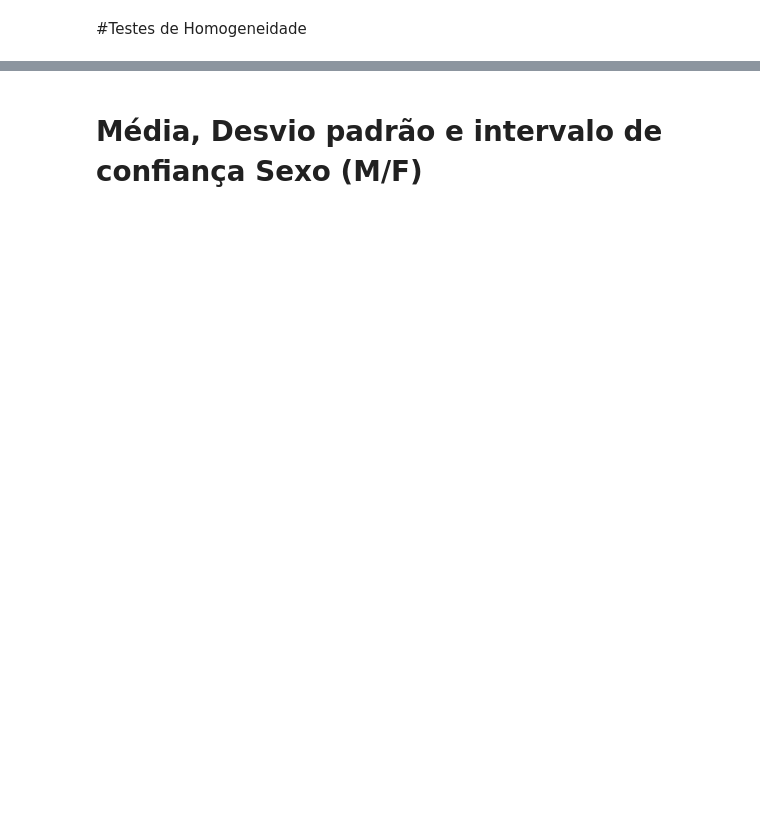
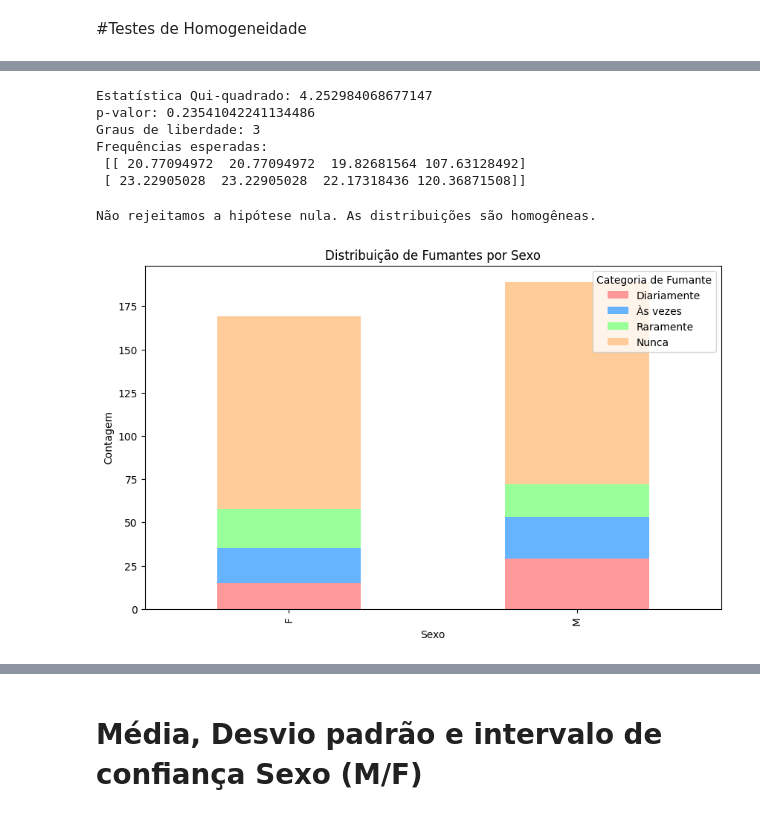
Before and after one commit to lalmeidaribeiro/MBA-AppliedStatistics-DataAnalysis, a Jupyter notebook: the_powerpuff_girls.ipynb, the cells around one changed output, grey strips where cells are left out. Saved outputs shown, nothing was run; the diff lists cells and outputs as text; code cells hidden in the pictures; blank space fills up the shorter version.

```diff
--- a/the_powerpuff_girls.ipynb
+++ b/the_powerpuff_girls.ipynb
@@ -1076,0 +1340,44 @@ files.download('/content/base_tratada.csv')
+# %%
+# Teste Qui-quadrado
+chi2, p, dof, expected = chi2_contingency(tbl_contingencia)
+
+# Resultados
+print("Estatística Qui-quadrado:", chi2)
+print("p-valor:", p)
+print("Graus de liberdade:", dof)
+print("Frequências esperadas:\n", expected)
+# %% [output]
+Estatística Qui-quadrado: 4.252984068677147
+p-valor: 0.23541042241134486
+Graus de liberdade: 3
+Frequências esperadas:
+ [[ 20.77094972  20.77094972  19.82681564 107.63128492]
+ [ 23.22905028  23.22905028  22.17318436 120.36871508]]
+# %%
+# Interpretação
+if p <= 0.05:
+    print("Rejeitamos a hipótese nula. As distribuições não são homogêneas.")
+else:
+    print("Não rejeitamos a hipótese nula. As distribuições são homogêneas.")
+# %% [output]
+Não rejeitamos a hipótese nula. As distribuições são homogêneas.
+# %%
+import numpy as np
+
+# Dados observados
+dados_observados = pd.DataFrame({
+    'Diariamente': [15, 29],
+    'Às vezes': [20, 24],
+    'Raramente': [23, 19],
+    'Nunca': [111, 117]
+}, index=['F', 'M'])
+
+# Gráfico de Barras Empilhadas
+dados_observados.plot(kind='bar', stacked=True, figsize=(10, 6), color=['#ff9999','#66b3ff','#99ff99','#ffcc99'])
+plt.title('Distribuição de Fumantes por Sexo')
+plt.xlabel('Sexo')
+plt.ylabel('Contagem')
+plt.legend(title='Categoria de Fumante', loc='upper right')
+plt.show()
+# %% [output]
+[figure, added]
```
Also changed, not shown: parts of 66 cells of this notebook.
